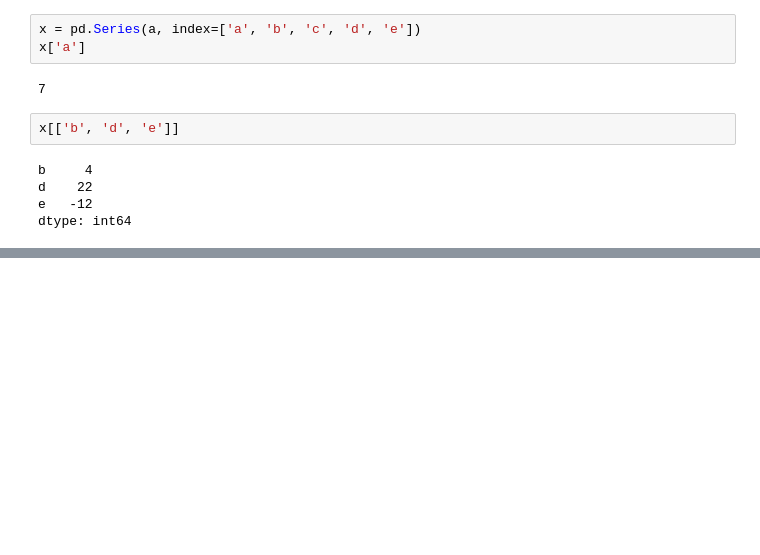
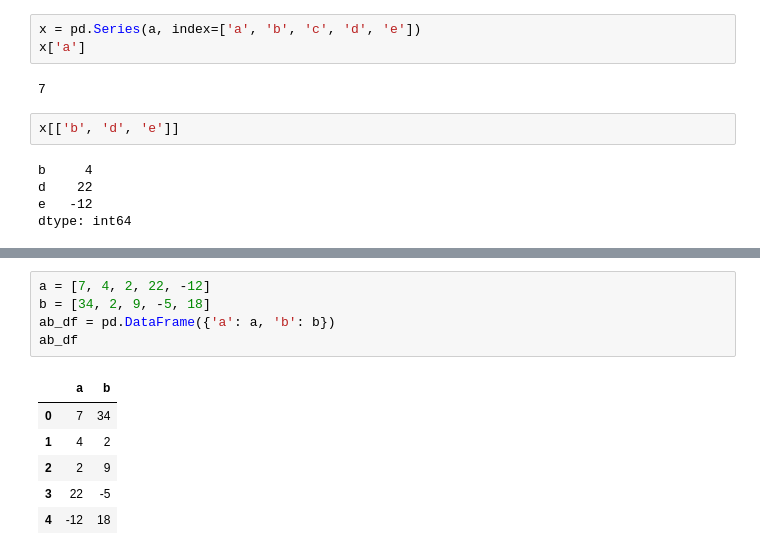
Before and after one commit to datatalking/Springer_Python_Marketing_Analytics, a Jupyter notebook: Part_One/Chapter_Two.ipynb, the cells around one changed output, grey strips where cells are left out. Saved outputs shown, nothing was run; the diff lists cells and outputs as text; blank space fills up the shorter version.

Commit message:
Section 2.5.2 dataframe setup key and values etc

```diff
--- a/Part_One/Chapter_Two.ipynb
+++ b/Part_One/Chapter_Two.ipynb
@@ -752,0 +762,12 @@ x = pd.Series(a, index=pd.date_range(start=start_time, normalize=True, periods=5
+# %%
+a = [7, 4, 2, 22, -12]
+b = [34, 2, 9, -5, 18]
+ab_df = pd.DataFrame({'a': a, 'b': b})
+ab_df
+# %% [output]
+|  | a | b |
+| 0 | 7 | 34 |
+| 1 | 4 | 2 |
+| 2 | 2 | 9 |
+| 3 | 22 | -5 |
+| 4 | -12 | 18 |
```
Also changed, not shown: parts of 1 cell of this notebook.
